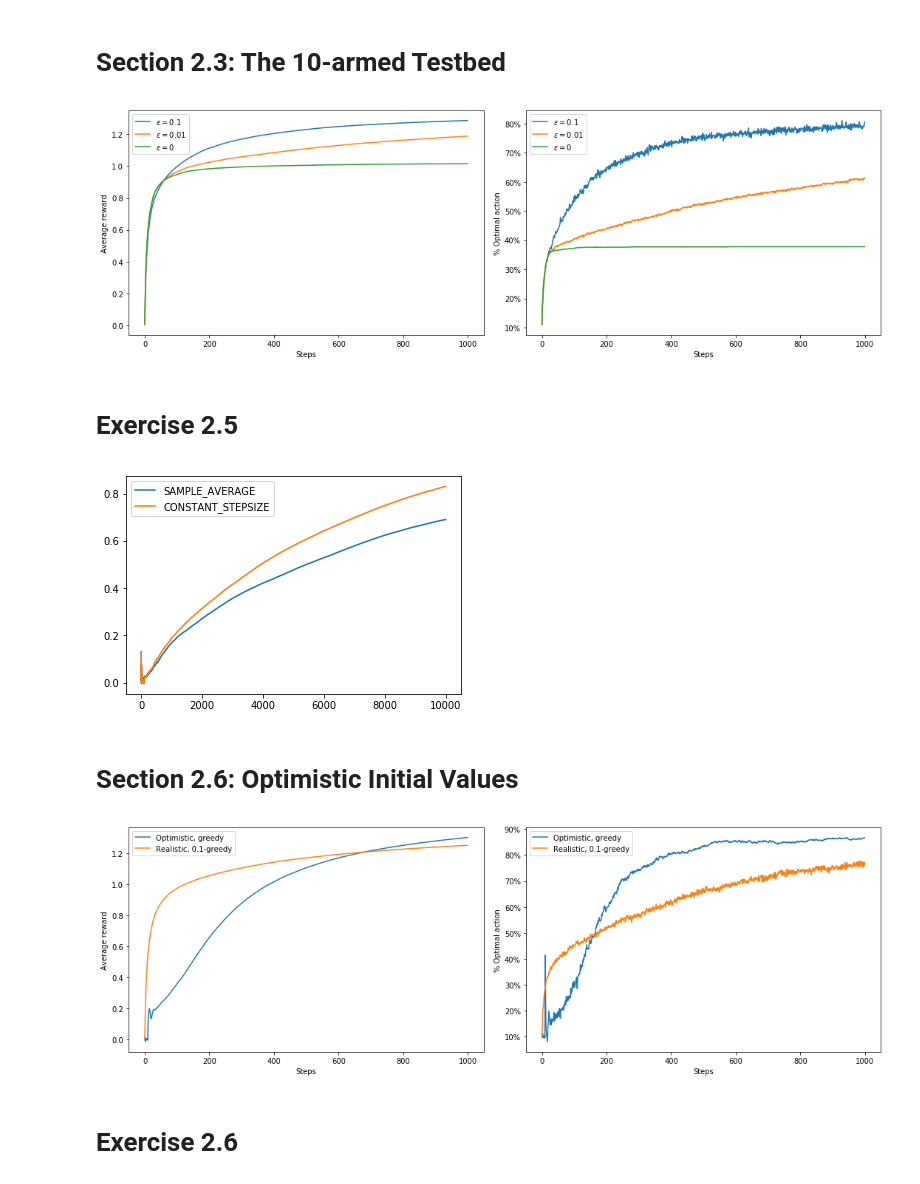
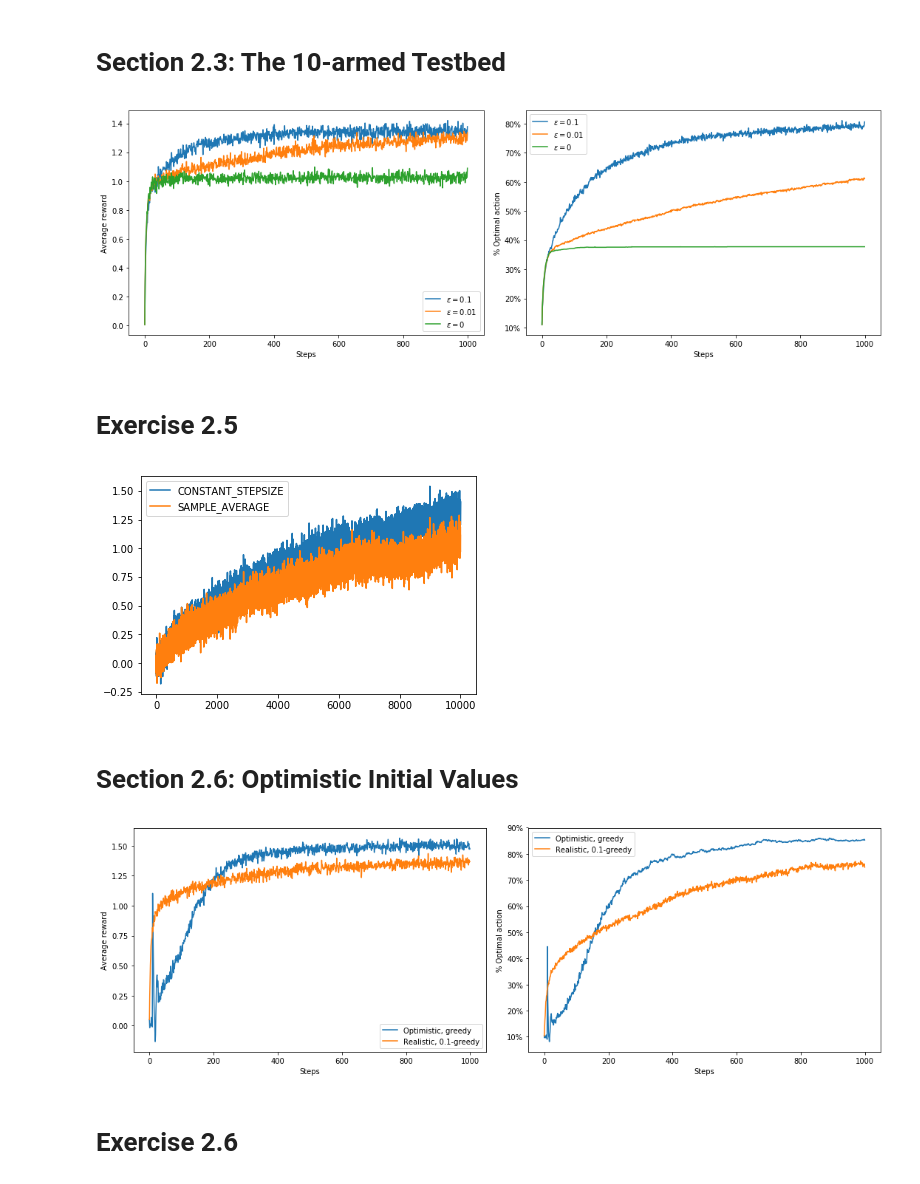
Before and after one commit to kevin1kevin1k/RL-playground, a Jupyter notebook: bandit.ipynb, the cells around one changed output. Drawn from its saved outputs; the diff is of its cells as text; code cells hidden in the pictures.

Commit message:
up to section 2.10: summary, and fix the average reward

```diff
--- a/bandit.ipynb
+++ b/bandit.ipynb
@@ -4,12 +4,8 @@ import matplotlib.pyplot as plt
 from enum import Enum
 # %%
 k = 10 # number of arms
-mean, stddev = 0.0, 1.0
-mean_inc, stddev_inc = 0.0, 0.01
+actions = np.arange(k)
 max_int = 2**32 - 1 # for random seed
-alpha = 0.1 # constant stepsize
-optimistic_initial_value = 5
-ucb_c = 2
 np.random.seed(2019)
 # %%
 class Method(Enum):
@@ -25,10 +21,14 @@ def argmax(x):
     # Better than np.argmax(x) for breaking ties randomly
     return np.random.choice(np.flatnonzero(x == x.max()))
 
-def run(method, epsilon=0.1, n_steps=1000, stationary=True, optimistic=False,
-        ucb=False, gradient_bandit_baseline=True, **kwargs):
+def run(method, n_steps=1000, mean=0.0, stddev=1.0, epsilon=0.1, alpha=0.1,
+        stationary=True, mean_inc=0.0, stddev_inc=0.01,
+        optimistic=False, optimistic_initial_value=5,
+        ucb=False, ucb_c=2,
+        gradient_bandit_baseline=True, **kwargs):
     '''
-    Returns history of average rewards, and history of percentages of optimal actions if stationary.
+    Returns history of average rewards,
+    and history of percentages of optimal actions if stationary.
     '''
 
     if stationary:
@@ -50,11 +50,12 @@ def run(method, epsilon=0.1, n_steps=1000, stationary=True, optimistic=False,
 
     N = np.zeros(k)
 
-    R = np.zeros(n_steps + 1)
+    R = []
+    R_avg = 0.0
     for t in range(1, n_steps + 1):
         if method == Method.GRADIENT_BANDIT:
             pi = softmax(H)
-            a = np.random.choice(np.arange(k), p=pi)
+            a = np.random.choice(actions, p=pi)
         elif np.random.random() < epsilon:
             a = np.random.randint(k)
         else:
@@ -73,15 +74,15 @@ def run(method, epsilon=0.1, n_steps=1000, stationary=True, optimistic=False,
             O.append(a == optimal)
         else:
             q_star += np.random.normal(mean_inc, stddev_inc, k)
-        r = np.random.normal(q_star[a], stddev)
-        R[t] = R[t - 1] + r
+        R.append(np.random.normal(q_star[a], stddev))
+        R_avg += 1/t * (R[-1] - R_avg)
 
         N[a] += 1
 
         assert method in Method
         if method == Method.GRADIENT_BANDIT:
-            baseline = R[t] / t if gradient_bandit_baseline else 0
-            H += alpha * (r - baseline) * ((np.arange(k) == a) - pi)
+            baseline = R_avg if gradient_bandit_baseline else 0
+            H += alpha * (R[-1] - baseline) * ((actions == a) - pi)
         else:
             if method == Method.SAMPLE_AVERAGE:
                 stepsize = 1 / N[a]
@@ -90,9 +91,7 @@ def run(method, epsilon=0.1, n_steps=1000, stationary=True, optimistic=False,
             elif method == Method.UNBIASED_CONSTANT_STEPSIZE:
                 o += alpha * (1 - o)
                 stepsize = alpha / o
-            Q[a] += stepsize * (r - Q[a])
-
-    R = R[1:] / np.arange(1, n_steps + 1)
+            Q[a] += stepsize * (R[-1] - Q[a])
 
     if stationary:
         return R, O
@@ -130,28 +129,28 @@ for i, Ys in enumerate([Rs, Os]):
 plt.tight_layout()
 plt.show()
 # %% [output]
-[figure, old version]
+[figure, new version]
 # %% [markdown]
 # Exercise 2.5
 # %%
-methods = [Method.SAMPLE_AVERAGE, Method.CONSTANT_STEPSIZE]
+methods = [Method.CONSTANT_STEPSIZE, Method.SAMPLE_AVERAGE]
 Rs = [[] for _ in range(len(methods))]
 
-for i in range(100):
+for i in range(200):
     seed = np.random.randint(max_int)
 
     for j in range(len(methods)):
         np.random.seed(seed)
         R = run(methods[j], epsilon=0.1, n_steps=10000, stationary=False)
         Rs[j].append(R)
 
 for i in range(len(methods)):
     plt.plot(np.mean(Rs[i], axis=0))
 plt.legend([method.name for method in methods])
 
 plt.show()
 # %% [output]
-[figure, old version]
+[figure, new version]
 # %% [markdown]
 # Section 2.6: Optimistic Initial Values
 # %%
@@ -187,7 +186,7 @@ for i, Ys in enumerate([Rs, Os]):
 plt.tight_layout()
 plt.show()
 # %% [output]
-[figure, old version]
+[figure, new version]
 # %% [markdown]
 # Exercise 2.6
 # %%
```
Also changed, not shown: parts of 5 cells of this notebook.
